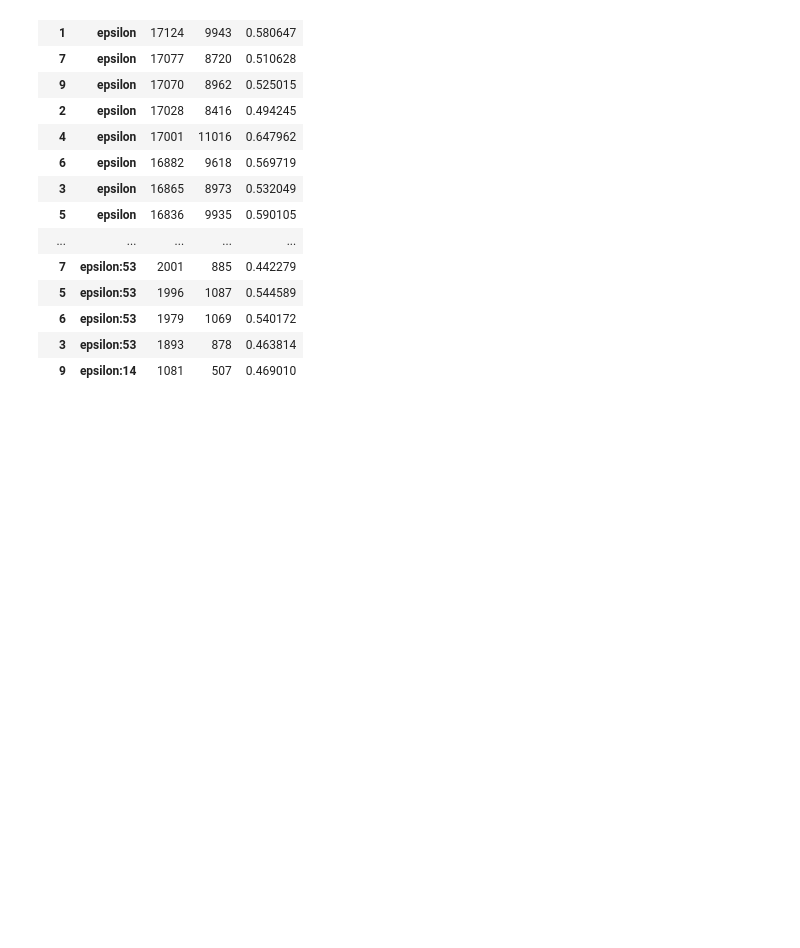
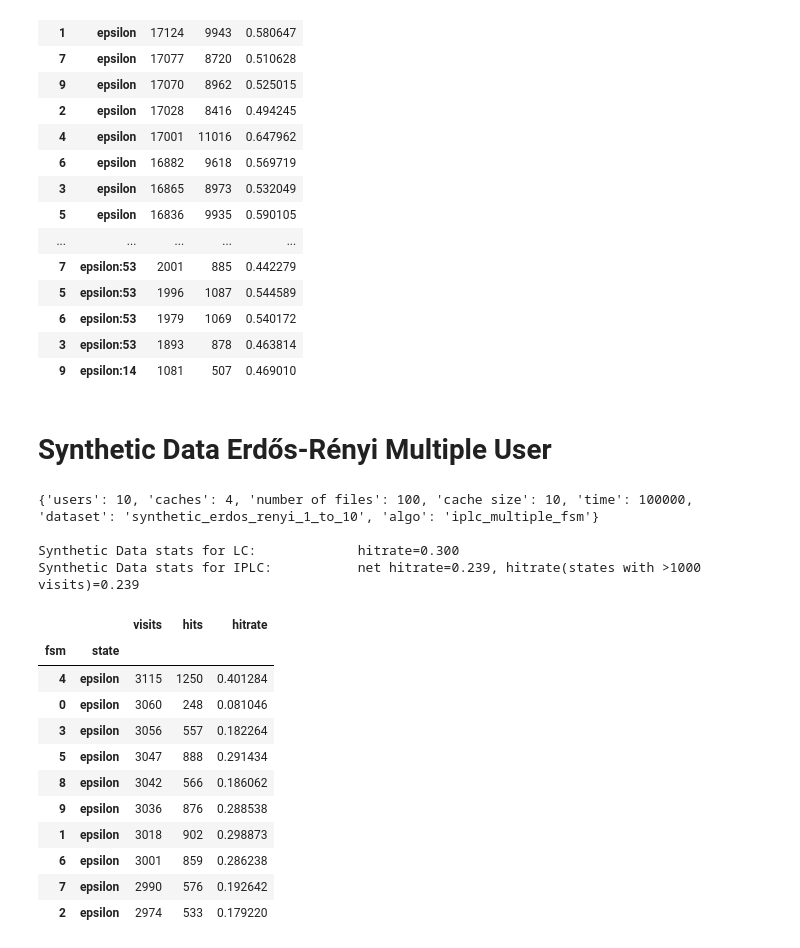
Before and after one commit to AtivJoshi/UniversalCaching, a Jupyter notebook: results.ipynb, the cells around one changed output. Drawn from its saved outputs; the diff is of its cells as text; code cells hidden in the pictures; blank space fills up the shorter version.

```diff
--- a/results.ipynb
+++ b/results.ipynb
@@ -280,12 +277,0 @@ sorted by hitrate(desc)
-# %%
-with pd.HDFStore(f'data/cmu_huge_multifsm_u10_c4_1633110855.h5') as storage:
-    df=storage['df']
-    metadata=storage.get_storer('df').attrs.metadata
-    # metadata['hitrate_leadcache']=0.4769288986257718
-    # storage.get_storer('df').attrs.metadata=metadata
-_=metadata.pop('network_graph')
-print(metadata)
-print(f'\nSynthetic Data stats for LC: \t\t hitrate={0.4769288986257718:.03f}')
-print(f'Synthetic Data stats for IPLC: \t\t net hitrate={0.3693898957710947:0.3f}, hitrate(states with >1000 visits)={0.452760525135615:0.3f}\n')
-df.drop(df[df['visits']<100].index,inplace=True)
-df
@@ -348,3 +315,37 @@ Synthetic Data stats for IPLC:           net hitrate=0.479, hitrate(states with
 | 6 | epsilon:53 | 1979 | 1069 | 0.540172 |
 | 3 | epsilon:53 | 1893 | 878 | 0.463814 |
 | 9 | epsilon:14 | 1081 | 507 | 0.469010 |
+# %% [markdown]
+# Synthetic Data Erdős-Rényi Multiple User
+# %%
+with pd.HDFStore(f'data/synthetic_erdos_renyi_iplc_multifsm_u10_c4_t10000_d6_2021_10_04_18_52_33.h5') as storage:
+    df=storage['df']
+    metadata=storage.get_storer('df').attrs.metadata
+    metadata['dataset']='synthetic_erdos_renyi_1_to_10'
+    storage.get_storer('df').attrs.metadata=metadata
+_=metadata.pop('network_graph')
+print(metadata)
+print(f'\nSynthetic Data stats for LC: \t\t hitrate={0.29978:.03f}')
+print(f'Synthetic Data stats for IPLC: \t\t net hitrate={0.23931:0.3f}, hitrate(states with >1000 visits)={0.23913115132337914:0.3f}\n')
+# df['hits'].sum()/df['visits'].sum()
+df1=df.drop(df[df['visits']<1000].index)
+# df1['hits'].sum()/df1['visits'].sum()
+df1.sort_values(by='visits',inplace=True,ascending=False)
+df1
+# %% [output]
+{'users': 10, 'caches': 4, 'number of files': 100, 'cache size': 10, 'time': 100000, 'dataset': 'synthetic_erdos_renyi_1_to_10', 'algo': 'iplc_multiple_fsm'}
+
+Synthetic Data stats for LC:             hitrate=0.300
+Synthetic Data stats for IPLC:           net hitrate=0.239, hitrate(states with >1000 visits)=0.239
+|  |  | visits | hits | hitrate |
+| fsm | state |  |  |  |
+| 4 | epsilon | 3115 | 1250 | 0.401284 |
+| 0 | epsilon | 3060 | 248 | 0.081046 |
+| 3 | epsilon | 3056 | 557 | 0.182264 |
+| 5 | epsilon | 3047 | 888 | 0.291434 |
+| 8 | epsilon | 3042 | 566 | 0.186062 |
+| 9 | epsilon | 3036 | 876 | 0.288538 |
+| 1 | epsilon | 3018 | 902 | 0.298873 |
+| 6 | epsilon | 3001 | 859 | 0.286238 |
+| 7 | epsilon | 2990 | 576 | 0.192642 |
+| 2 | epsilon | 2974 | 533 | 0.179220 |
```
Also changed, not shown: parts of 3 cells of this notebook.
